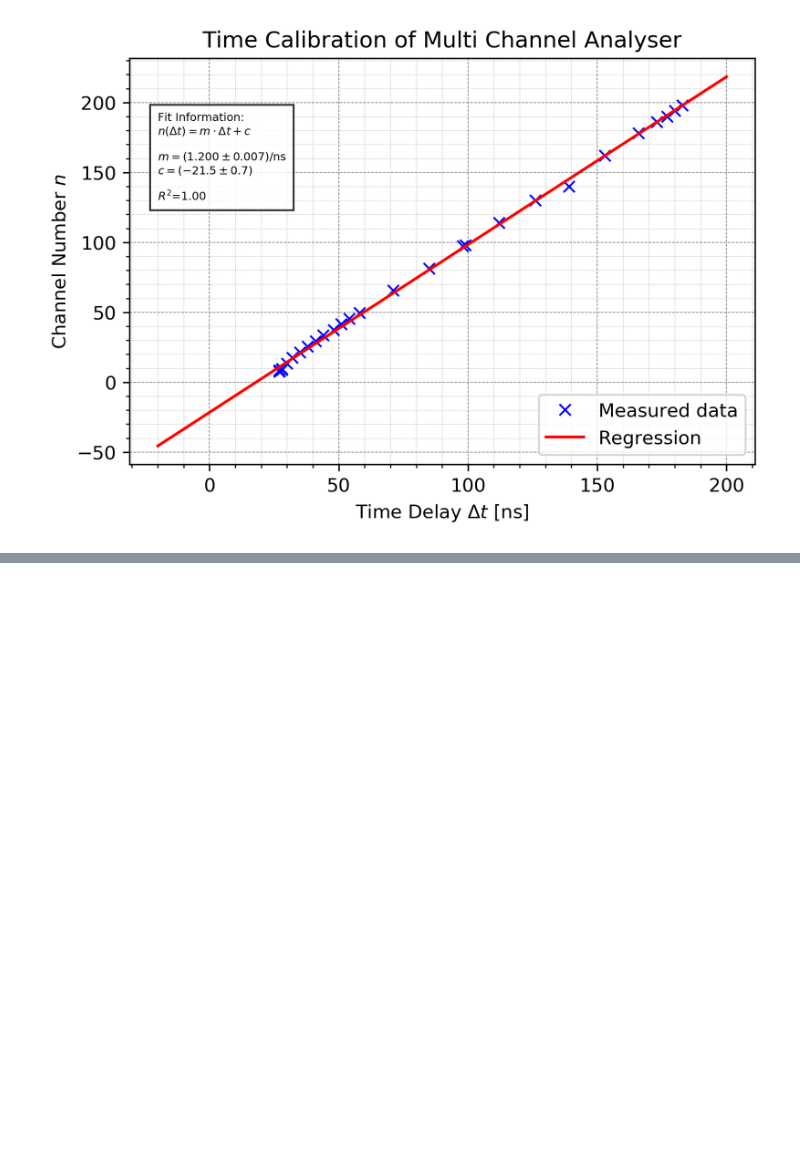
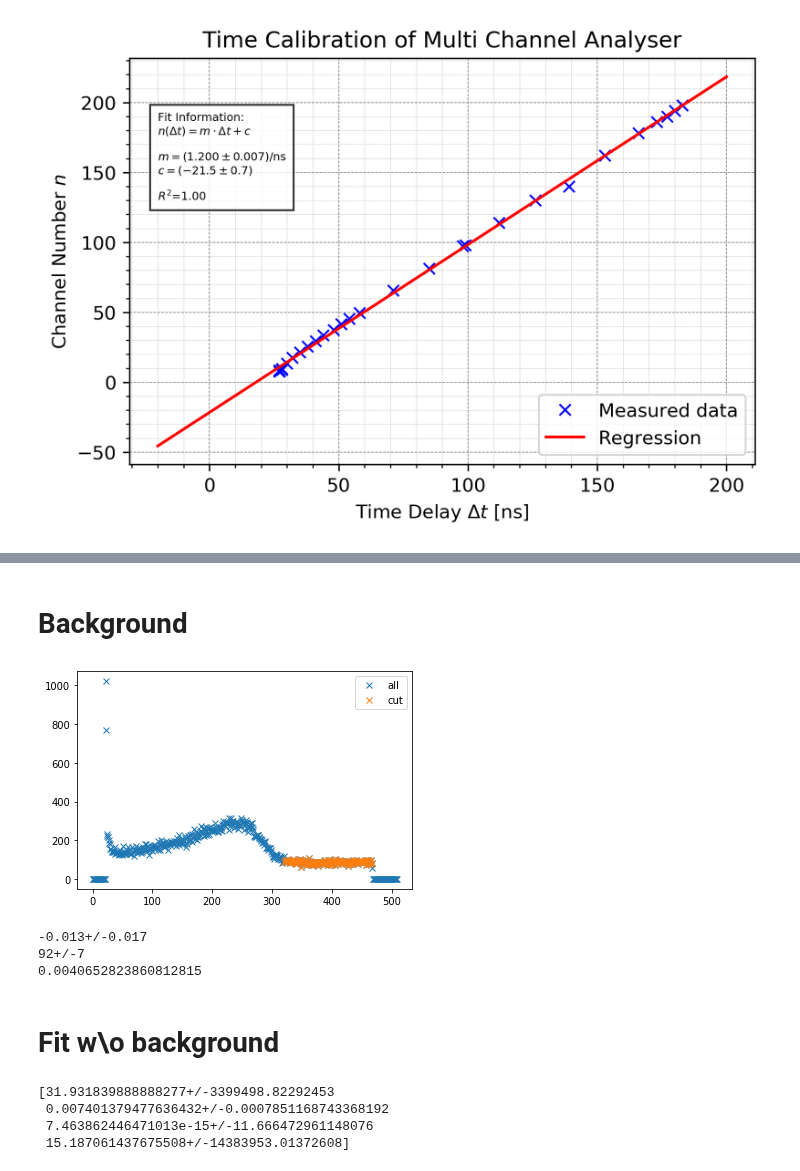
Before and after one commit to shockcookie/FP, a Jupyter notebook: KHWZ/coinc/Zeitkali.ipynb, the cells around one changed output, grey strips where cells are left out. Drawn from its saved outputs; the diff is of its cells as text; code cells hidden in the pictures; blank space fills up the shorter version.

```diff
--- a/KHWZ/coinc/Zeitkali.ipynb
+++ b/KHWZ/coinc/Zeitkali.ipynb
@@ -149,0 +199,23 @@ plt.show()
+# %% [markdown]
+# Background
+# %%
+start2,stop2 = 321,468
+x = data[0][start2:stop2]
+y = data[1][start2:stop2]
+plt.plot(*val(data),"x",label="all")
+plt.plot(val(x),val(y),"x",label="cut")
+plt.legend()
+plt.show()
+# %% [output]
+[figure, added]
+# %%
+[slope2,offset2],R_2_2 = linfit_pm(val(x),val(y))
+print(slope2)
+print(offset2)
+print(R_2_2)
+# %% [output]
+-0.013+/-0.017
+92+/-7
+0.0040652823860812815
+# %% [markdown]
+# Fit w\o background
@@ -149,0 +245,11 @@ plt.show()
+# %%
+cleaned = [data[0],data[1]-(data[0]*slope2+offset2)]
+x = cleaned[0][start:stop]
+y = cleaned[1][start:stop]
+vals,x_2=expfit_pm(val(x),val(y),p0=[0,0.1,0,0])
+print(vals)
+# %% [output]
+[31.931839888888277+/-3399498.82292453
+ 0.007401379477636432+/-0.0007851168743368192
+ 7.463862446471013e-15+/-11.666472961148076
+ 15.187061437675508+/-14383953.01372608]
```
Also changed, not shown: parts of 11 cells of this notebook.
